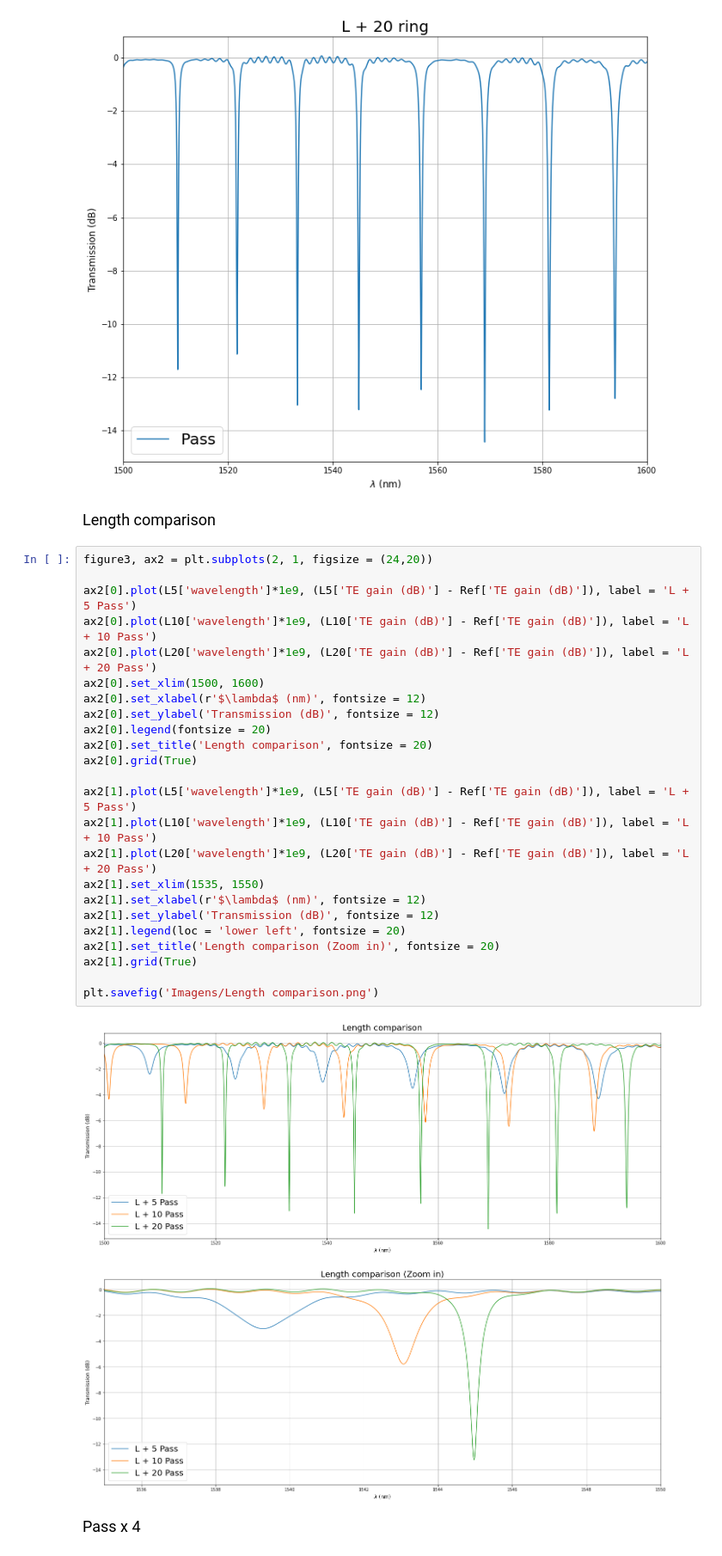
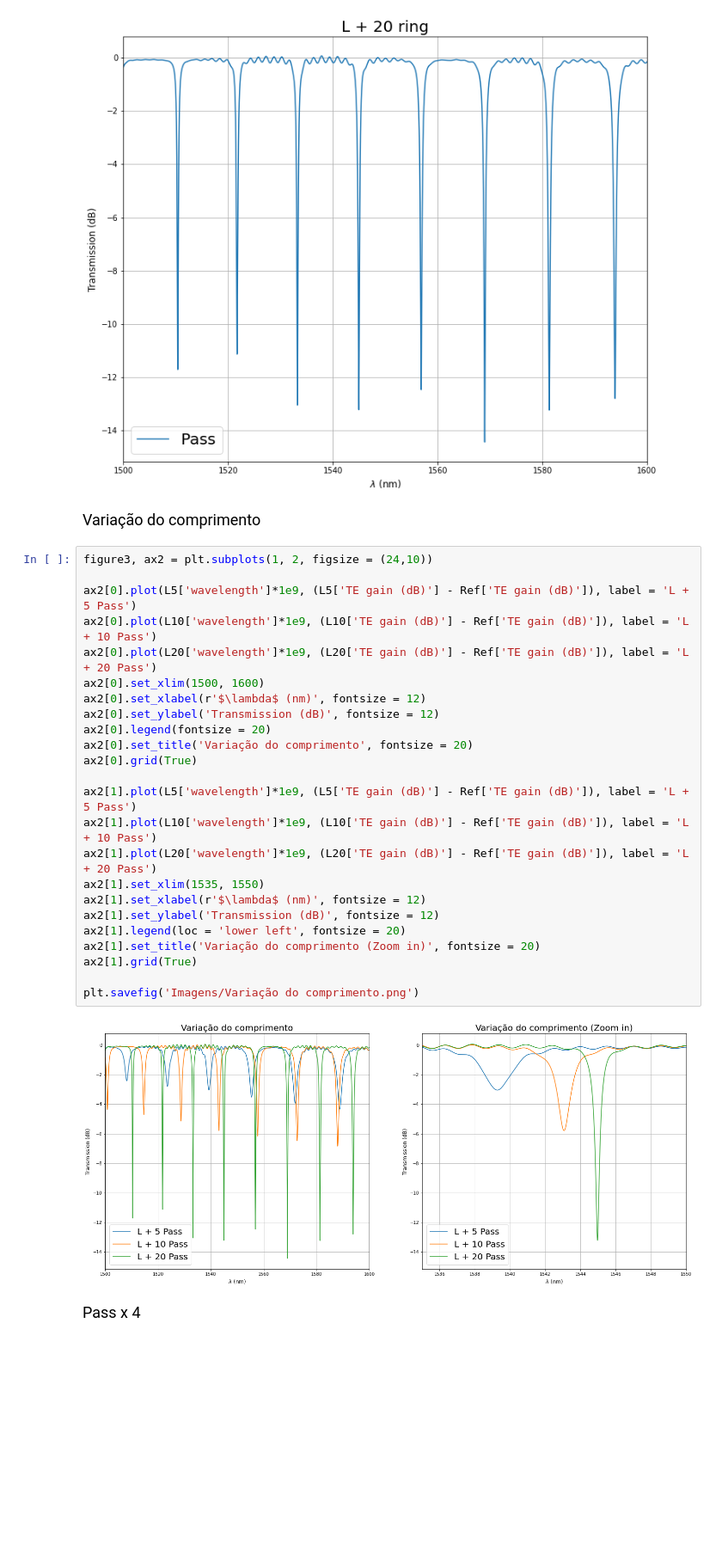
Before and after one commit to AndreyPaiva/Photonics, a Jupyter notebook: Ring Resonator/RR.ipynb, the cells around one changed output. Shown at 86% size. Drawn from its saved outputs; the diff is of its cells as text; blank space fills up the shorter version.

```diff
--- a/Ring Resonator/RR.ipynb
+++ b/Ring Resonator/RR.ipynb
@@ -407,33 +407,33 @@ plt.savefig('Imagens/L + 20 Ring.png')
 # %% [output]
 [figure]
 # %% [markdown]
-<font size = 4>Length comparison
+<font size = 4>Variação do comprimento
 # %%
-figure3, ax2 = plt.subplots(2, 1, figsize = (24,20))
+figure3, ax2 = plt.subplots(1, 2, figsize = (24,10))
 
 ax2[0].plot(L5['wavelength']*1e9, (L5['TE gain (dB)'] - Ref['TE gain (dB)']), label = 'L + 5 Pass')
 ax2[0].plot(L10['wavelength']*1e9, (L10['TE gain (dB)'] - Ref['TE gain (dB)']), label = 'L + 10 Pass')
 ax2[0].plot(L20['wavelength']*1e9, (L20['TE gain (dB)'] - Ref['TE gain (dB)']), label = 'L + 20 Pass')
 ax2[0].set_xlim(1500, 1600)
 ax2[0].set_xlabel(r'$\lambda$ (nm)', fontsize = 12)
 ax2[0].set_ylabel('Transmission (dB)', fontsize = 12)
 ax2[0].legend(fontsize = 20)
-ax2[0].set_title('Length comparison', fontsize = 20)
+ax2[0].set_title('Variação do comprimento', fontsize = 20)
 ax2[0].grid(True)
 
 ax2[1].plot(L5['wavelength']*1e9, (L5['TE gain (dB)'] - Ref['TE gain (dB)']), label = 'L + 5 Pass')
 ax2[1].plot(L10['wavelength']*1e9, (L10['TE gain (dB)'] - Ref['TE gain (dB)']), label = 'L + 10 Pass')
 ax2[1].plot(L20['wavelength']*1e9, (L20['TE gain (dB)'] - Ref['TE gain (dB)']), label = 'L + 20 Pass')
 ax2[1].set_xlim(1535, 1550)
 ax2[1].set_xlabel(r'$\lambda$ (nm)', fontsize = 12)
 ax2[1].set_ylabel('Transmission (dB)', fontsize = 12)
 ax2[1].legend(loc = 'lower left', fontsize = 20)
-ax2[1].set_title('Length comparison (Zoom in)', fontsize = 20)
+ax2[1].set_title('Variação do comprimento (Zoom in)', fontsize = 20)
 ax2[1].grid(True)
 
-plt.savefig('Imagens/Length comparison.png')
+plt.savefig('Imagens/Variação do comprimento.png')
 # %% [output]
-[figure, old version]
+[figure, new version]
 # %% [markdown]
 <font size = 4>Pass x 4
 # %%
```
Also changed, not shown: parts of 4 cells of this notebook.
